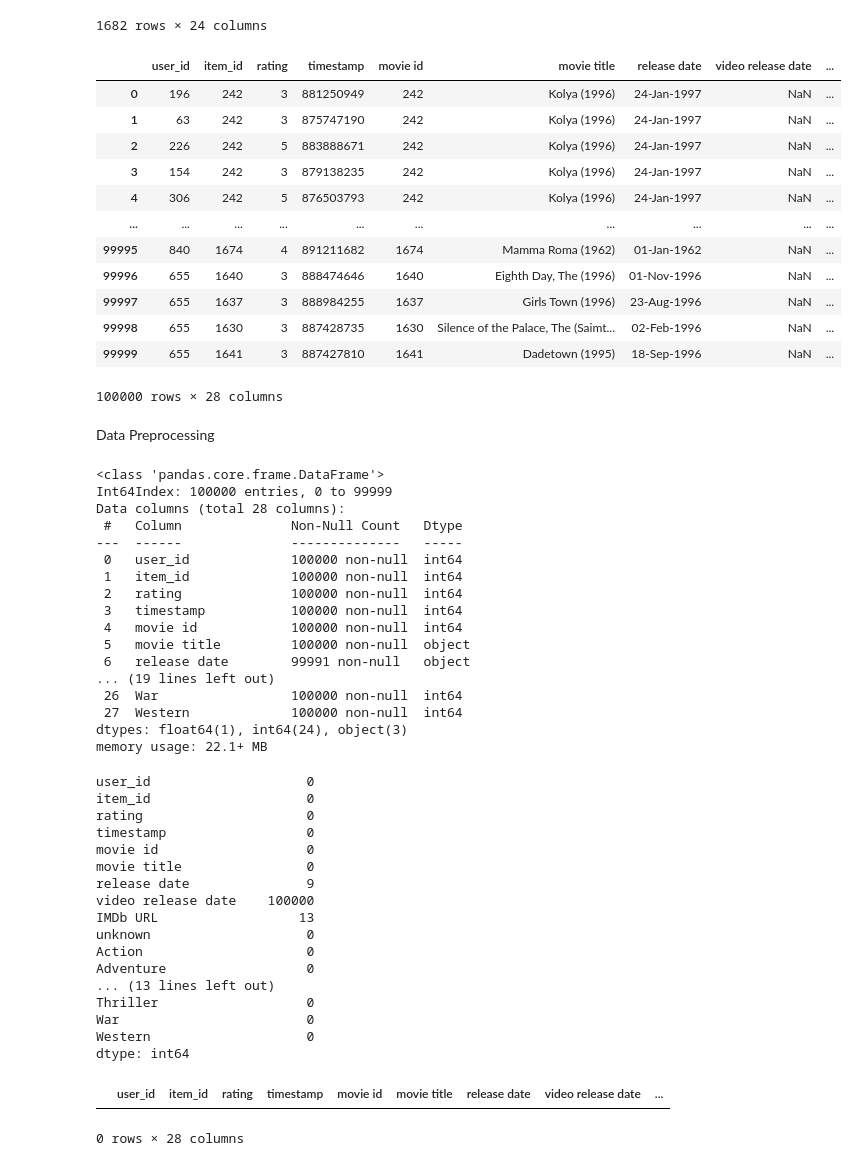
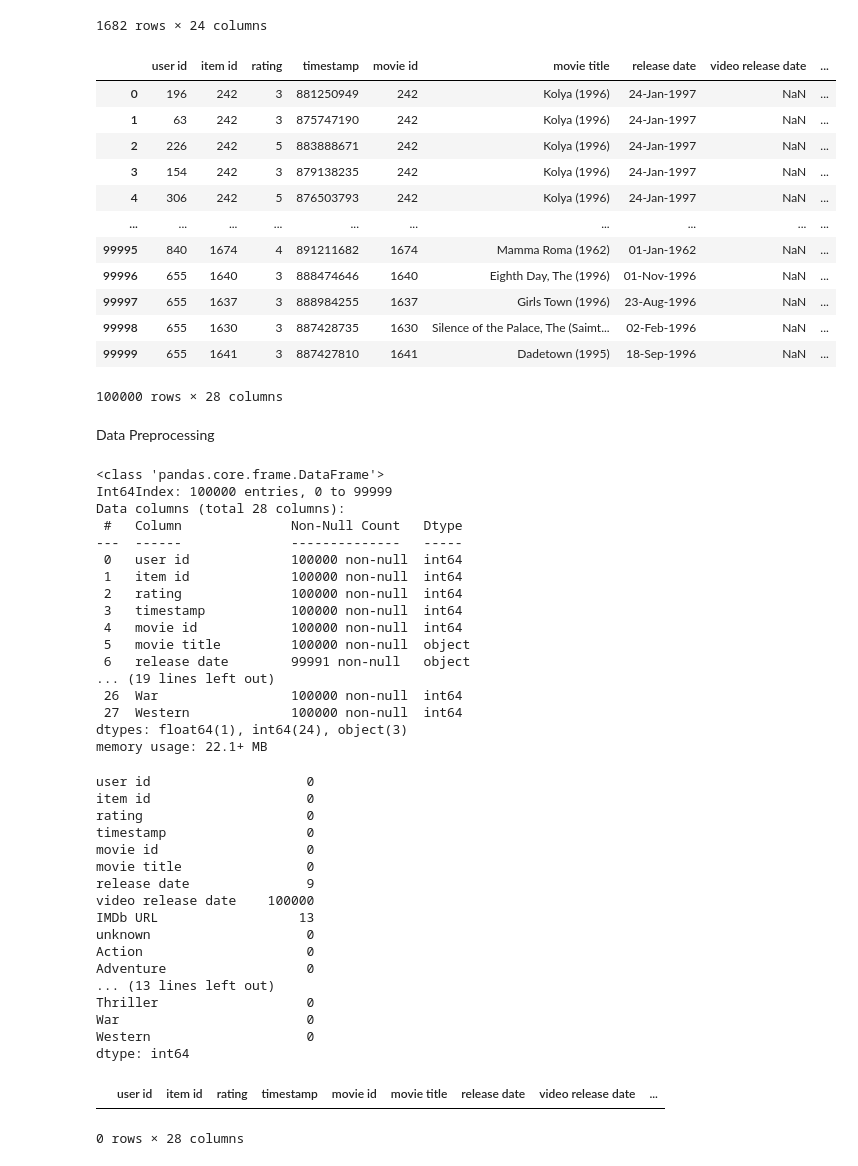
Before and after one commit to ArjunVylat/Movie-Recommendation-System, a Jupyter notebook: movie_recommendation_system.ipynb, the cells around one changed output. Cells and saved outputs as stored; diff of their text form; code cells hidden in the pictures.

```diff
--- a/movie_recommendation_system.ipynb
+++ b/movie_recommendation_system.ipynb
@@ -3,7 +3,7 @@ Data Loading
 # %%
 import pandas as pd
 
-columns = ['user_id', 'item_id', 'rating', 'timestamp']
+columns = ['user id', 'item id', 'rating', 'timestamp']
 ratings_df = pd.read_csv(r'ml-100k\u.data', sep='\t', names=columns)
 
 ratings_df
@@ -41,11 +41,11 @@ movie_df
 | 1681 | 1682 | Scream of Stone (Schrei aus Stein... | 08-Mar-1996 | NaN | http://us.imdb.com/M/title-exact?... | 0 | 0 | 0 | ... |
 1682 rows × 24 columns
 # %%
-df = pd.merge(ratings_df, movie_df, left_on= 'item_id', right_on= 'movie id')
+df = pd.merge(ratings_df, movie_df, left_on= 'item id', right_on= 'movie id')
 
 df
 # %% [output]
-|  | user_id | item_id | rating | timestamp | movie id | movie title | release date | video release date | ... |
+|  | user id | item id | rating | timestamp | movie id | movie title | release date | video release date | ... |
 | 0 | 196 | 242 | 3 | 881250949 | 242 | Kolya (1996) | 24-Jan-1997 | NaN | ... |
 | 1 | 63 | 242 | 3 | 875747190 | 242 | Kolya (1996) | 24-Jan-1997 | NaN | ... |
 | 2 | 226 | 242 | 5 | 883888671 | 242 | Kolya (1996) | 24-Jan-1997 | NaN | ... |
@@ -68,8 +68,8 @@ Int64Index: 100000 entries, 0 to 99999
 Data columns (total 28 columns):
  #   Column              Non-Null Count   Dtype
 ---  ------              --------------   -----
- 0   user_id             100000 non-null  int64
- 1   item_id             100000 non-null  int64
+ 0   user id             100000 non-null  int64
+ 1   item id             100000 non-null  int64
  2   rating              100000 non-null  int64
  3   timestamp           100000 non-null  int64
  4   movie id            100000 non-null  int64
@@ -83,8 +83,8 @@ memory usage: 22.1+ MB
 # %%
 df.isnull().sum()
 # %% [output]
-user_id                    0
-item_id                    0
+user id                    0
+item id                    0
 rating                     0
 timestamp                  0
 movie id                   0
@@ -103,7 +103,7 @@ dtype: int64
 # %%
 df.dropna()
 # %% [output]
-|  | user_id | item_id | rating | timestamp | movie id | movie title | release date | video release date | ... |
+|  | user id | item id | rating | timestamp | movie id | movie title | release date | video release date | ... |
 0 rows × 28 columns
 # %%
 from sklearn.preprocessing import LabelEncoder
```
Also changed, not shown: parts of 9 cells of this notebook.
